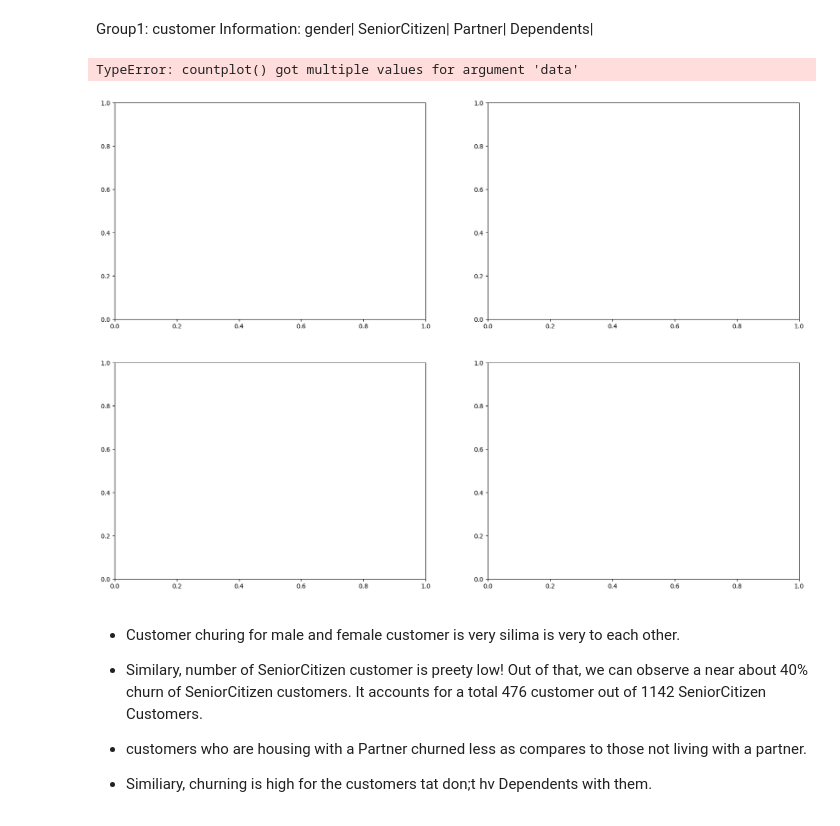
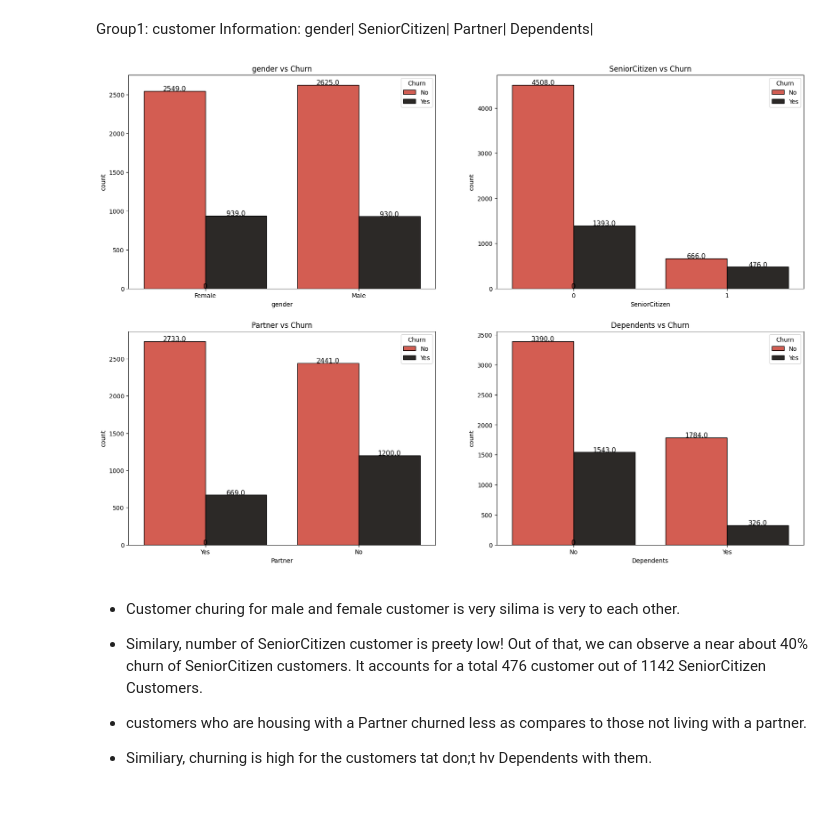
Before and after one commit to Bhupendra-glitch/Customer-Segmentation-Retention, a Jupyter notebook: Telco_Customer_Churn.ipynb, the cells around one changed output. Saved outputs shown, nothing was run; the diff lists cells and outputs as text; code cells hidden in the pictures.

```diff
--- a/Telco_Customer_Churn.ipynb
+++ b/Telco_Customer_Churn.ipynb
@@ -228,7 +228,7 @@ plt.pie(circle,labels = ['Not-Churn Customer','Churn Customer'],autopct = '%1.1f
 plt.title('Churn - Not-Churn %');
 
 plt.subplot(1,2,2)
-ax = sns.countplot('Churn',data = data,palette = colors,edgecolor = 'black')
+ax = sns.countplot(x='Churn',data = data,palette = colors,edgecolor = 'black')
 for rect in ax.patches:
     ax.text(rect.get_x() + rect.get_width() / 2, rect.get_height() + 2, rect.get_height(), horizontalalignment='center', fontsize = 11)
 ax.set_xticklabels(['Not-Churn Customers','Churn Customers'])
@@ -263,15 +262,14 @@ gender| SeniorCitizen| Partner| Dependents|
 # %%
 fig = plt.subplots(nrows = 2,ncols = 2,figsize = (20,14))
 for i in range(len(l1)):
     plt.subplot(2,2,i+1)
-    ax = sns.countplot(l1[i],data = data,hue = "Churn",palette = colors,edgecolor = 'black')
+    ax = sns.countplot(x=l1[i],data = data,hue = "Churn",palette = colors,edgecolor = 'black')
     for rect in ax.patches:
         ax.text(rect.get_x() + rect.get_width() / 2, rect.get_height() + 2, rect.get_height(), horizontalalignment='center', fontsize = 11)
     title = l1[i] + ' vs Churn'
     plt.title(title);
 # %% [output]
-TypeError: countplot() got multiple values for argument 'data'
-[figure, old version]
+[figure, new version]
 # %% [markdown]
 * Customer churing for male and female customer is very silima is very to each other.
 
```
Also changed, not shown: parts of 2 cells of this notebook.
